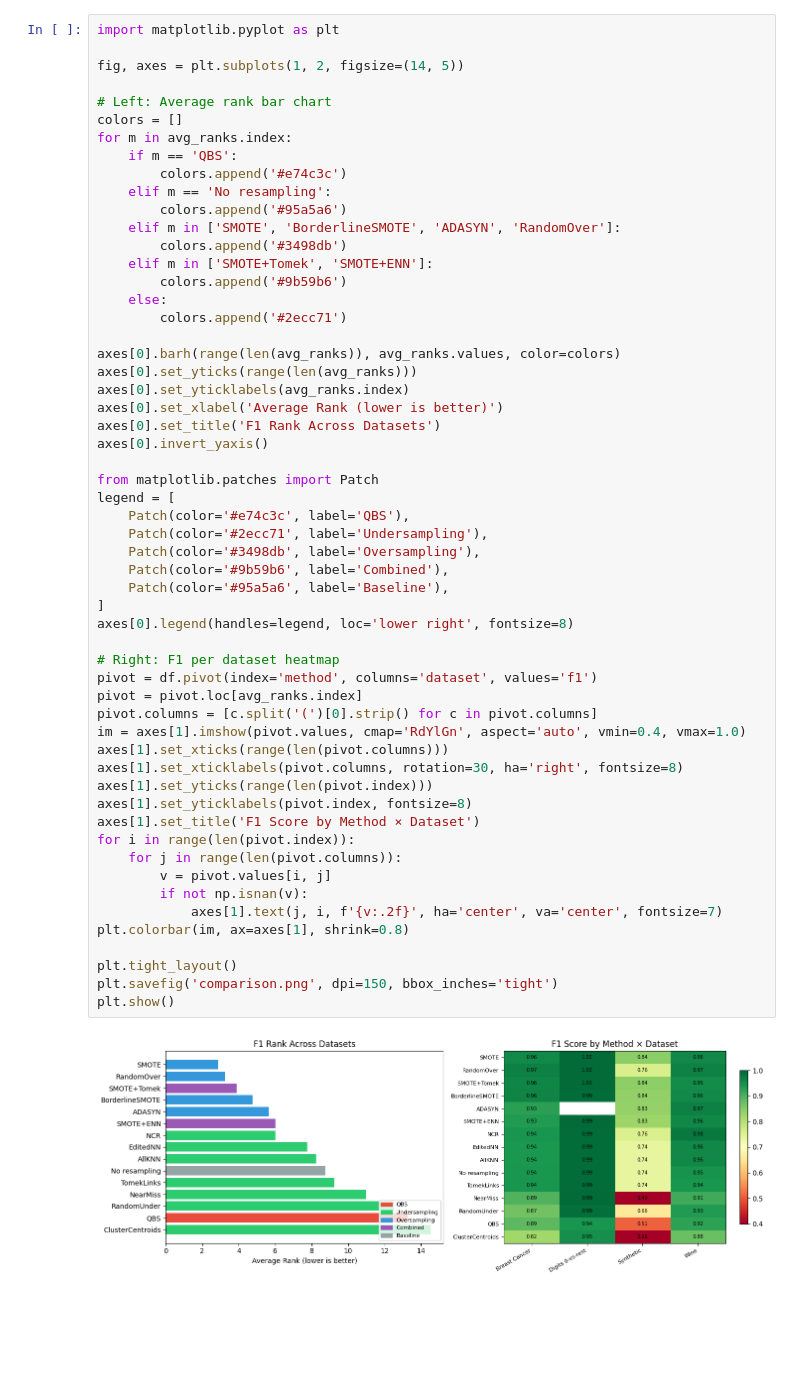
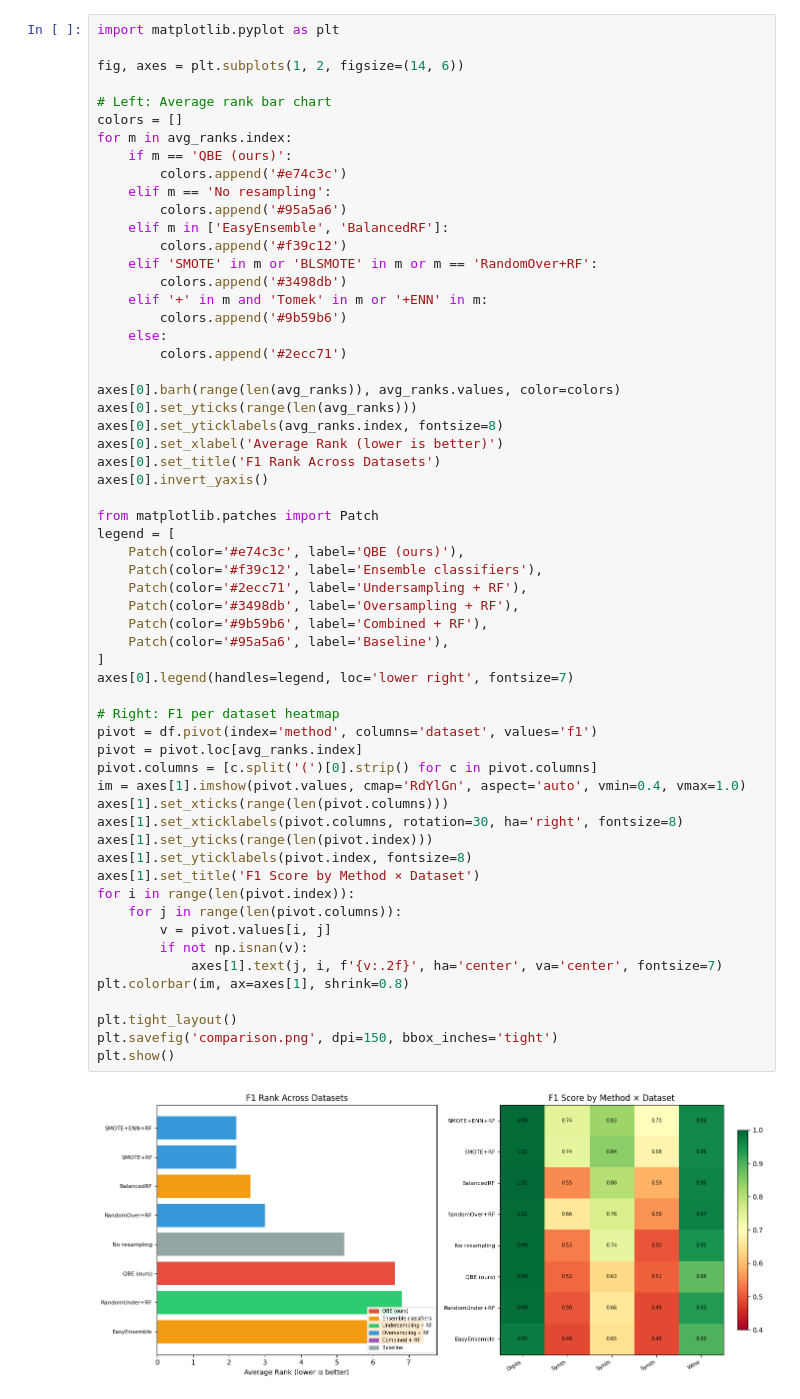
Before and after one commit to splch/qbs, a Jupyter notebook: comparison.ipynb, the cells around one changed output. Cells and saved outputs as stored; diff of their text form; blank space fills up the shorter version.

```diff
--- a/comparison.ipynb
+++ b/comparison.ipynb
@@ -203,58 +170,61 @@ ClusterCentroids   14.5
 # %%
 import matplotlib.pyplot as plt
 
-fig, axes = plt.subplots(1, 2, figsize=(14, 5))
+fig, axes = plt.subplots(1, 2, figsize=(14, 6))
 
 # Left: Average rank bar chart
 colors = []
 for m in avg_ranks.index:
-    if m == 'QBS':
+    if m == 'QBE (ours)':
         colors.append('#e74c3c')
     elif m == 'No resampling':
         colors.append('#95a5a6')
-    elif m in ['SMOTE', 'BorderlineSMOTE', 'ADASYN', 'RandomOver']:
+    elif m in ['EasyEnsemble', 'BalancedRF']:
+        colors.append('#f39c12')
+    elif 'SMOTE' in m or 'BLSMOTE' in m or m == 'RandomOver+RF':
         colors.append('#3498db')
-    elif m in ['SMOTE+Tomek', 'SMOTE+ENN']:
+    elif '+' in m and 'Tomek' in m or '+ENN' in m:
         colors.append('#9b59b6')
     else:
         colors.append('#2ecc71')
 
 axes[0].barh(range(len(avg_ranks)), avg_ranks.values, color=colors)
 axes[0].set_yticks(range(len(avg_ranks)))
-axes[0].set_yticklabels(avg_ranks.index)
+axes[0].set_yticklabels(avg_ranks.index, fontsize=8)
 axes[0].set_xlabel('Average Rank (lower is better)')
 axes[0].set_title('F1 Rank Across Datasets')
 axes[0].invert_yaxis()
 
 from matplotlib.patches import Patch
 legend = [
-    Patch(color='#e74c3c', label='QBS'),
-    Patch(color='#2ecc71', label='Undersampling'),
-    Patch(color='#3498db', label='Oversampling'),
-    Patch(color='#9b59b6', label='Combined'),
+    Patch(color='#e74c3c', label='QBE (ours)'),
+    Patch(color='#f39c12', label='Ensemble classifiers'),
+    Patch(color='#2ecc71', label='Undersampling + RF'),
+    Patch(color='#3498db', label='Oversampling + RF'),
+    Patch(color='#9b59b6', label='Combined + RF'),
     Patch(color='#95a5a6', label='Baseline'),
 ]
-axes[0].legend(handles=legend, loc='lower right', fontsize=8)
+axes[0].legend(handles=legend, loc='lower right', fontsize=7)
 
 # Right: F1 per dataset heatmap
 pivot = df.pivot(index='method', columns='dataset', values='f1')
 pivot = pivot.loc[avg_ranks.index]
 pivot.columns = [c.split('(')[0].strip() for c in pivot.columns]
 im = axes[1].imshow(pivot.values, cmap='RdYlGn', aspect='auto', vmin=0.4, vmax=1.0)
 axes[1].set_xticks(range(len(pivot.columns)))
 axes[1].set_xticklabels(pivot.columns, rotation=30, ha='right', fontsize=8)
 axes[1].set_yticks(range(len(pivot.index)))
 axes[1].set_yticklabels(pivot.index, fontsize=8)
 axes[1].set_title('F1 Score by Method × Dataset')
 for i in range(len(pivot.index)):
     for j in range(len(pivot.columns)):
         v = pivot.values[i, j]
         if not np.isnan(v):
             axes[1].text(j, i, f'{v:.2f}', ha='center', va='center', fontsize=7)
 plt.colorbar(im, ax=axes[1], shrink=0.8)
 
 plt.tight_layout()
 plt.savefig('comparison.png', dpi=150, bbox_inches='tight')
 plt.show()
 # %% [output]
-[figure, old version]
+[figure, new version]
```
Also changed, not shown: parts of 4 cells of this notebook, 4 other files.
